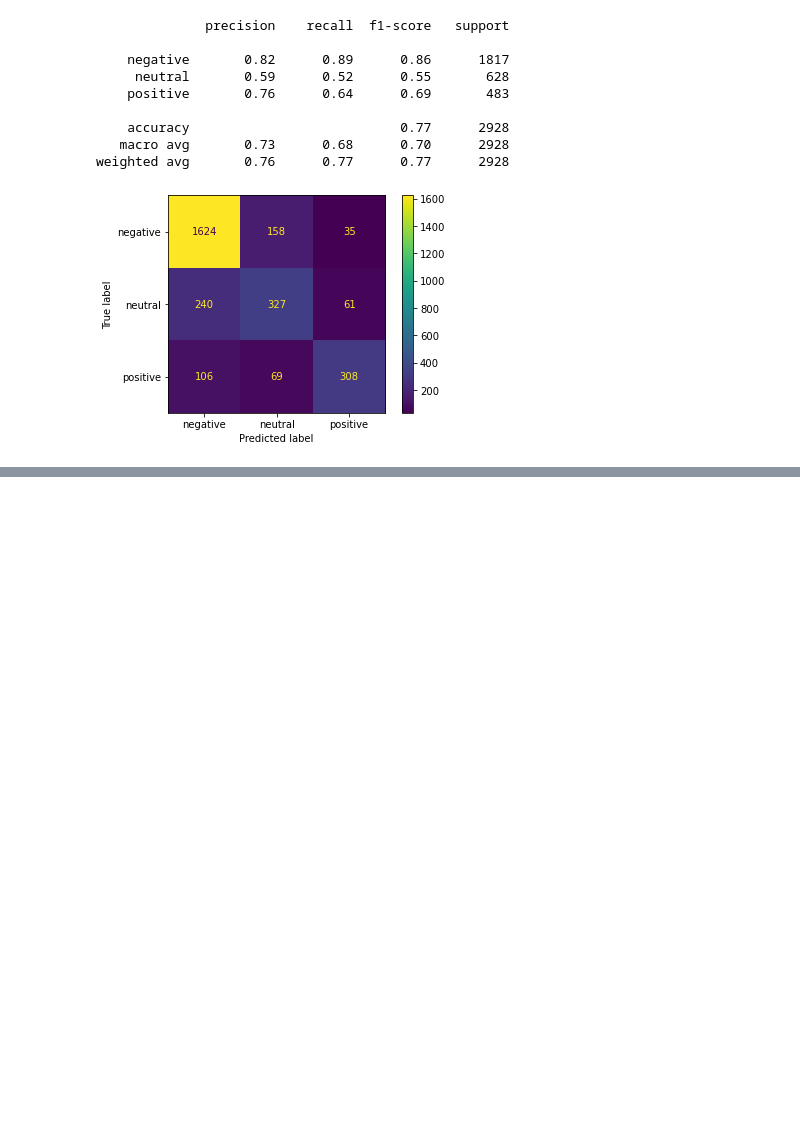
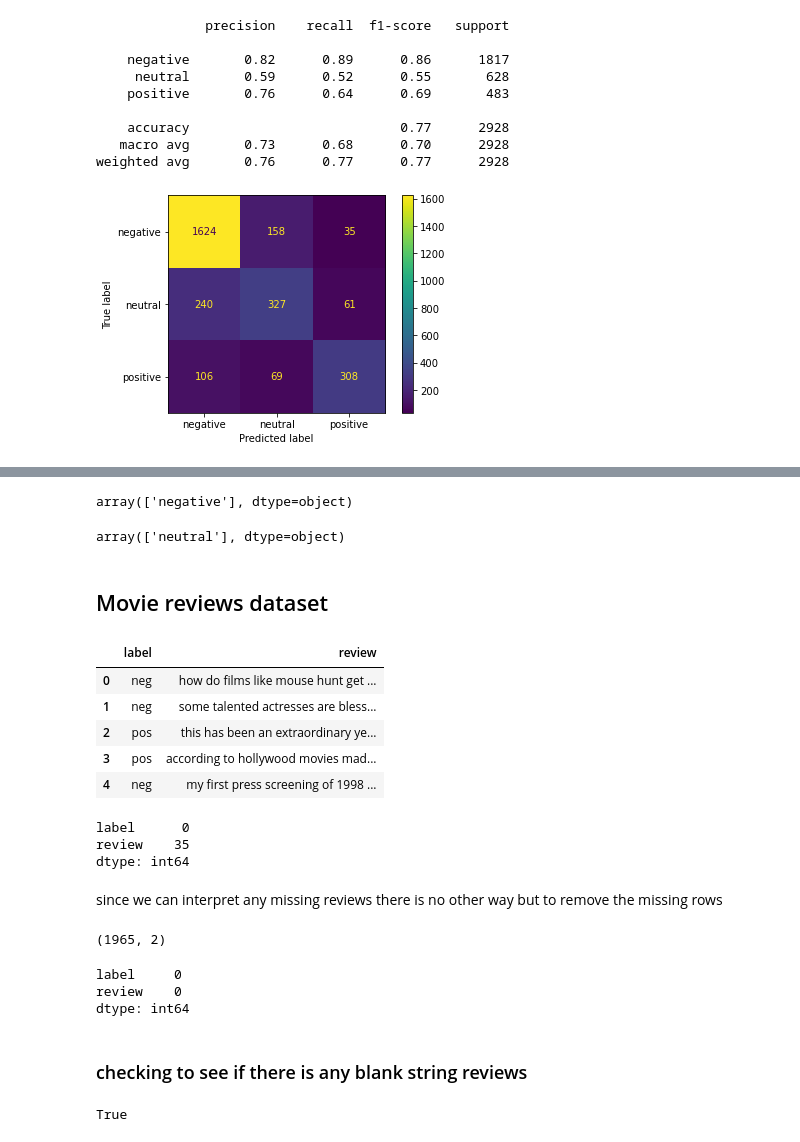
Before and after one commit to proton029/NaiveBayes, a Jupyter notebook: NaiveBayesTheorem.ipynb, the cells around one changed output, grey strips where cells are left out. Drawn from its saved outputs; the diff is of its cells as text; code cells hidden in the pictures; blank space fills up the shorter version.

Commit message:
movie reviews EDA

```diff
--- a/NaiveBayesTheorem.ipynb
+++ b/NaiveBayesTheorem.ipynb
@@ -390,0 +401,10 @@ pipe.fit(X,y)
+# %%
+pipe.predict(['ok shit'])
+# %% [output]
+array(['negative'], dtype=object)
+# %%
+pipe.predict(['ok flight'])
+# %% [output]
+array(['neutral'], dtype=object)
+# %% [markdown]
+## Movie reviews dataset
@@ -390,0 +414,19 @@ pipe.fit(X,y)
+# %%
+df = pd.read_csv('moviereviews.csv')
+# %%
+df.head()
+# %% [output]
+|  | label | review |
+| 0 | neg | how do films like mouse hunt get ... |
+| 1 | neg | some talented actresses are bless... |
+| 2 | pos | this has been an extraordinary ye... |
+| 3 | pos | according to hollywood movies mad... |
+| 4 | neg | my first press screening of 1998 ... |
+# %%
+df.isnull().sum()
+# %% [output]
+label      0
+review    35
+dtype: int64
+# %% [markdown]
+since we can interpret any missing reviews there is no other way but to remove the missing rows
@@ -390,0 +435,17 @@ pipe.fit(X,y)
+# %%
+df.shape
+# %% [output]
+(1965, 2)
+# %%
+df.isnull().sum()
+# %% [output]
+label     0
+review    0
+dtype: int64
+# %% [markdown]
+### checking to see if there is any blank string reviews
+# %%
+s="  "
+s.isspace()
+# %% [output]
+True
```
Also changed, not shown: parts of 11 cells of this notebook.
